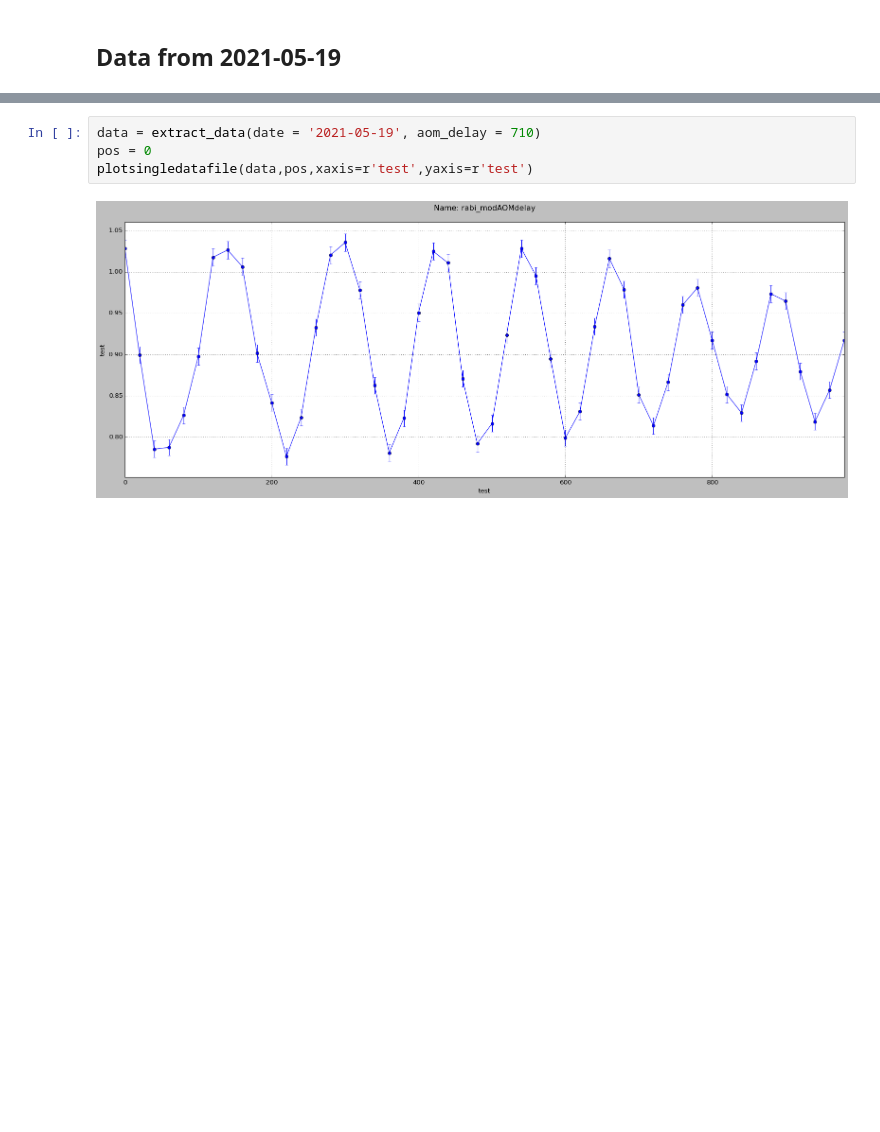
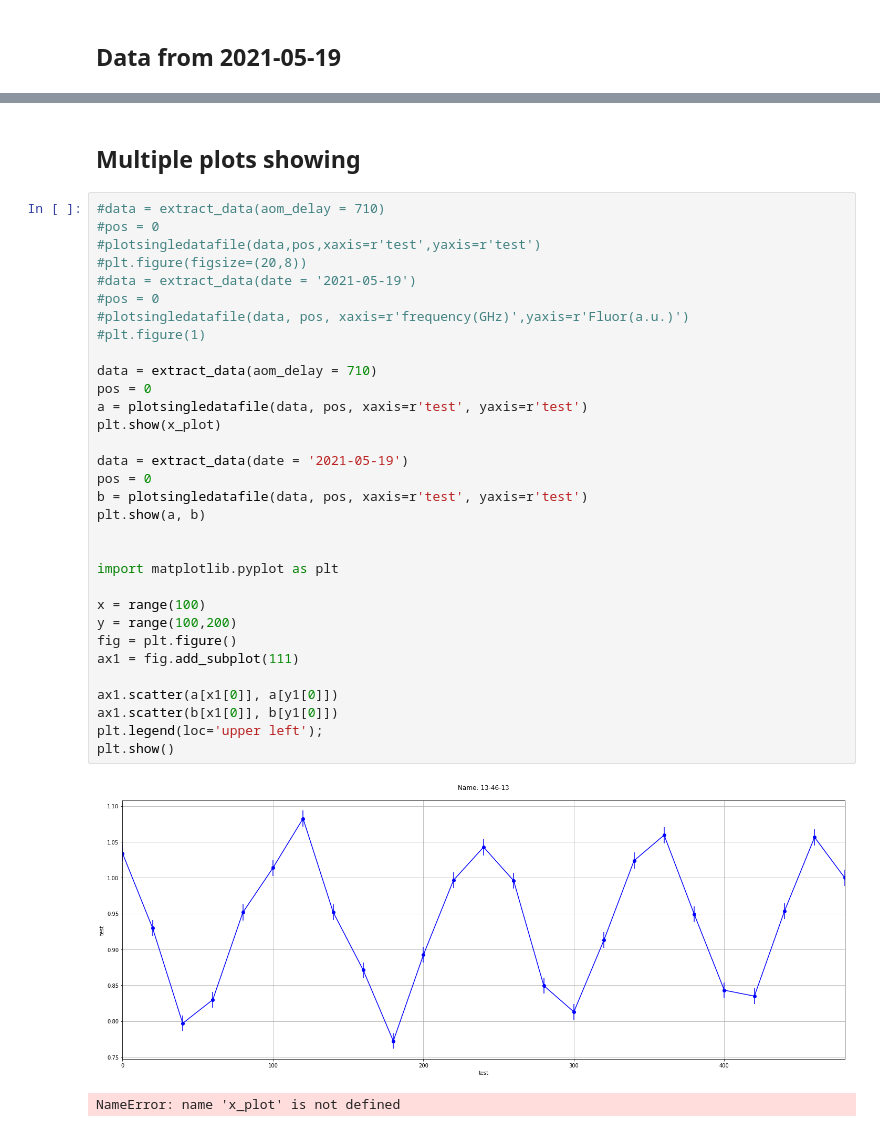
Before and after one commit to ejlilie/Jupyter, a Jupyter notebook: EthanDataAnalysis.ipynb, the cells around one changed output, grey strips where cells are left out. Drawn from its saved outputs; the diff is of its cells as text; blank space fills up the shorter version.

```diff
--- a/EthanDataAnalysis.ipynb
+++ b/EthanDataAnalysis.ipynb
@@ -428,6 +311,37 @@ plotsingledatafile(data, pos, xaxis=r'frequency(GHz)', yaxis=r'Fluor(a. u.)')
-# %%
-data = extract_data(date = '2021-05-19', aom_delay = 710)
-pos = 0
-plotsingledatafile(data,pos,xaxis=r'test',yaxis=r'test')
-# %% [output]
-[figure, removed]
+# %% [markdown]
+## Multiple plots showing
+# %%
+#data = extract_data(aom_delay = 710)
+#pos = 0
+#plotsingledatafile(data,pos,xaxis=r'test',yaxis=r'test')
+#plt.figure(figsize=(20,8))
+#data = extract_data(date = '2021-05-19')
+#pos = 0
+#plotsingledatafile(data, pos, xaxis=r'frequency(GHz)',yaxis=r'Fluor(a.u.)')
+#plt.figure(1)
+
+data = extract_data(aom_delay = 710)
+pos = 0
+a = plotsingledatafile(data, pos, xaxis=r'test', yaxis=r'test')
+plt.show(x_plot)
+
+data = extract_data(date = '2021-05-19')
+pos = 0
+b = plotsingledatafile(data, pos, xaxis=r'test', yaxis=r'test')
+plt.show(a, b)
+
+
+import matplotlib.pyplot as plt
+
+x = range(100)
+y = range(100,200)
+fig = plt.figure()
+ax1 = fig.add_subplot(111)
+
+ax1.scatter(a[x1[0]], a[y1[0]])
+ax1.scatter(b[x1[0]], b[y1[0]])
+plt.legend(loc='upper left');
+plt.show()
+# %% [output]
+[figure, added]
+NameError: name 'x_plot' is not defined
```
Also changed, not shown: parts of 11 cells of this notebook.
